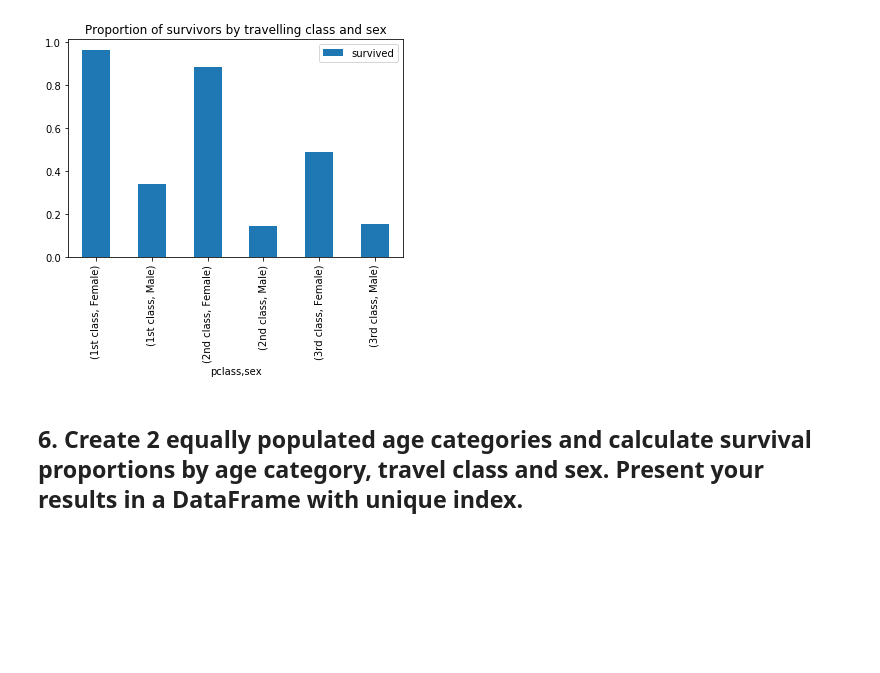
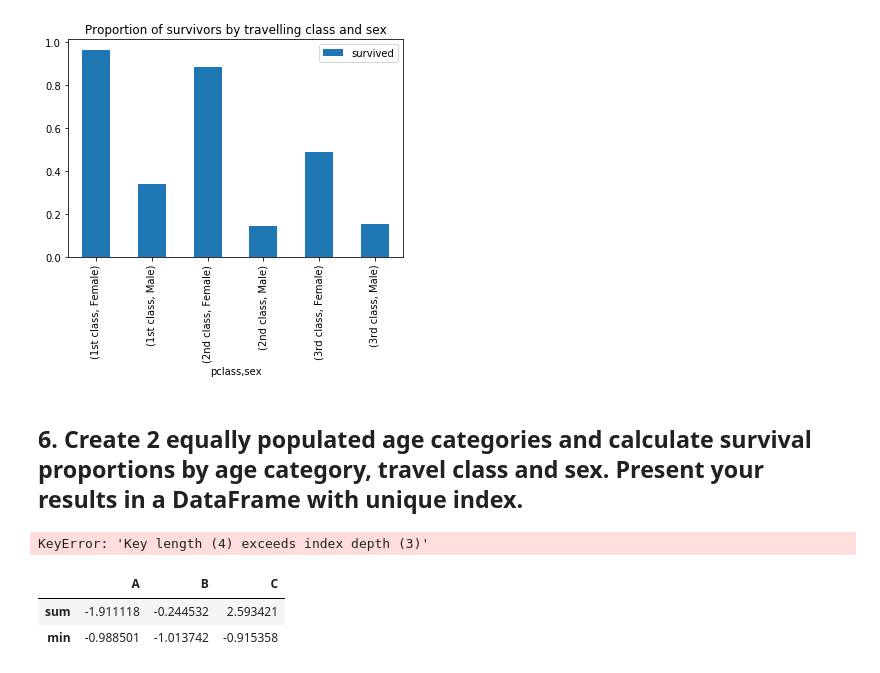
Before and after one commit to NicoBrun/ada2017, a Jupyter notebook: 01 - Pandas and Data Wrangling/Homework 1.ipynb, the cells around one changed output. Drawn from its saved outputs; the diff is of its cells as text; code cells hidden in the pictures; blank space fills up the shorter version.

```diff
--- a/01 - Pandas and Data Wrangling/Homework 1.ipynb
+++ b/01 - Pandas and Data Wrangling/Homework 1.ipynb
@@ -493,3 +493,52 @@ plt.show()
 [figure]
 # %% [markdown]
 ## 6. Create 2 equally populated age categories and calculate survival proportions by age category, travel class and sex. Present your results in a DataFrame with unique index.
+# %%
+subset = dataset[['pclass', 'sex', 'age', 'survived']].copy()
+
+# We use quantile to get a feel for the data.
+# Comparing [18-21] and [39-45] would be interresting, as these are relatively compact age groups
+# representing the beggining and the middle of the adult age.
+#print( dataset['age'].quantile(np.arange(0, 1, 0.05)) )
+
+# filter by age and make sure we've got equally sized age categories and set index
+cat_age = {0 : "18-21", 1:"39-45"}
+subset = subset[subset.age.apply(lambda age : (age>=18 and age<=21) or (age>=39 and age<=45))]
+subset['age'] = subset['age'].apply(lambda age : 0 if age<=21 else 1)
+sample_size = min(subset[subset.age.apply(lambda age : (age>=18 and age<=21))].size, subset[subset.age.apply(lambda age : (age>=39 and age<=45))].size)
+result_df = subset[['pclass', 'sex', 'age', 'survived']].copy().groupby(['pclass', 'sex', 'age', 'survived']).agg('count')
+subset = subset.set_index(['age', 'pclass', 'sex'])
+result_df['surv_prop'] = 0
+
+def compute_prop(index) :
+    tmp = subset.loc[index].groupby(['survived']).agg('size')
+    if not 0 in tmp.index : tmp[0] = 0
+    if not 1 in tmp.index : tmp[1] = 0
+    prop = tmp[1] / tmp.sum()
+    return prop
+
+for i in set(result_df.index) :
+    #result_df.loc[i]['surv_prop'] = compute_prop(i)
+    print(result_df.loc[i]['surv_prop'] = compute_prop(i)
+
+#res = pd.Series([compute_prop(i) for i in set(subset.index)])
+
+#res.plot(kind='bar')
+#plt.show()
+
+result_df
+
+#subset.loc[(1, 3, 0)]
+#subset
+# %% [output]
+KeyError: 'Key length (4) exceeds index depth (3)'
+# %%
+df = pd.DataFrame(np.random.randn(10, 3), columns=['A', 'B', 'C'], index=pd.date_range('1/1/2000', periods=10))
+df.iloc[3:7] = np.nan
+df
+
+df.agg(['sum', 'min'])
+# %% [output]
+|  | A | B | C |
+| sum | -1.911118 | -0.244532 | 2.593421 |
+| min | -0.988501 | -1.013742 | -0.915358 |
```
